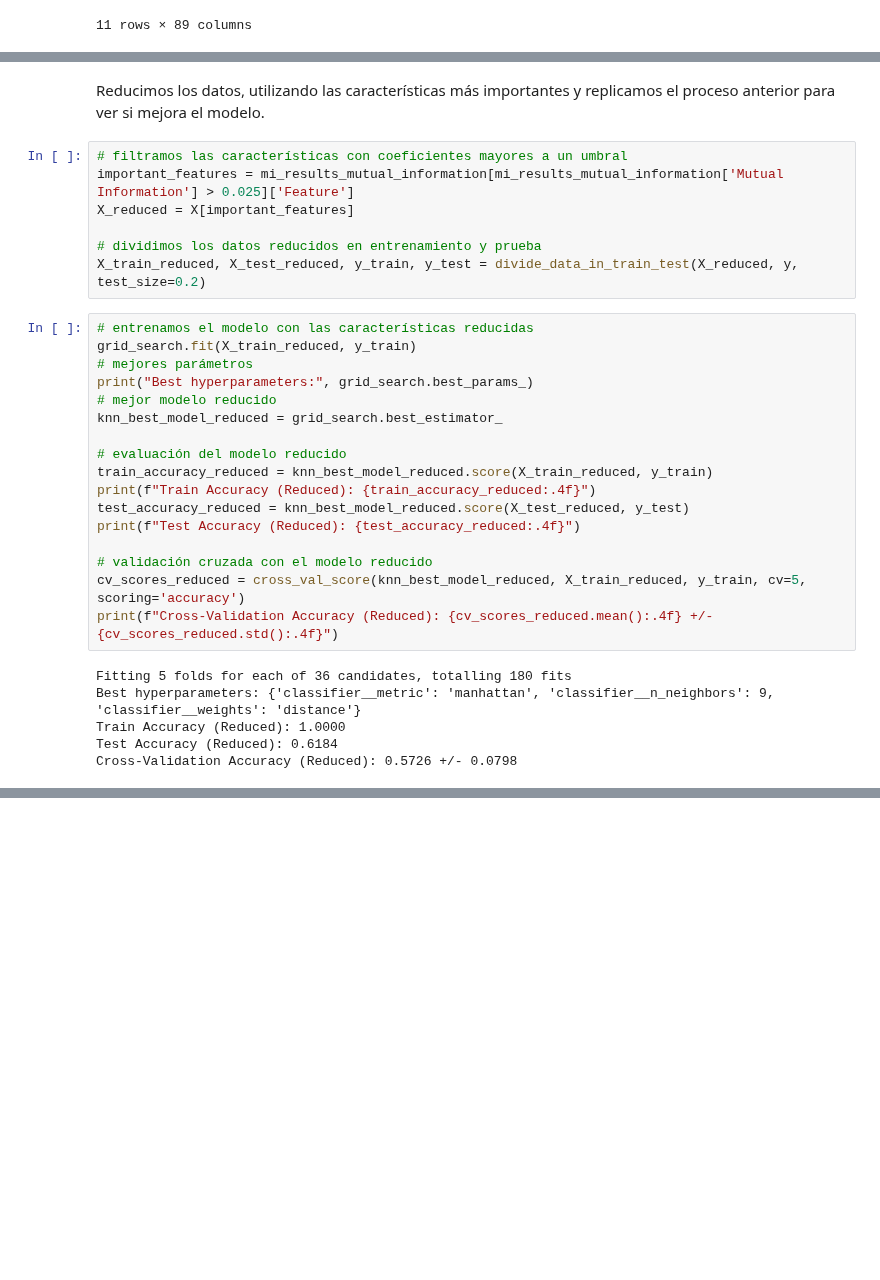
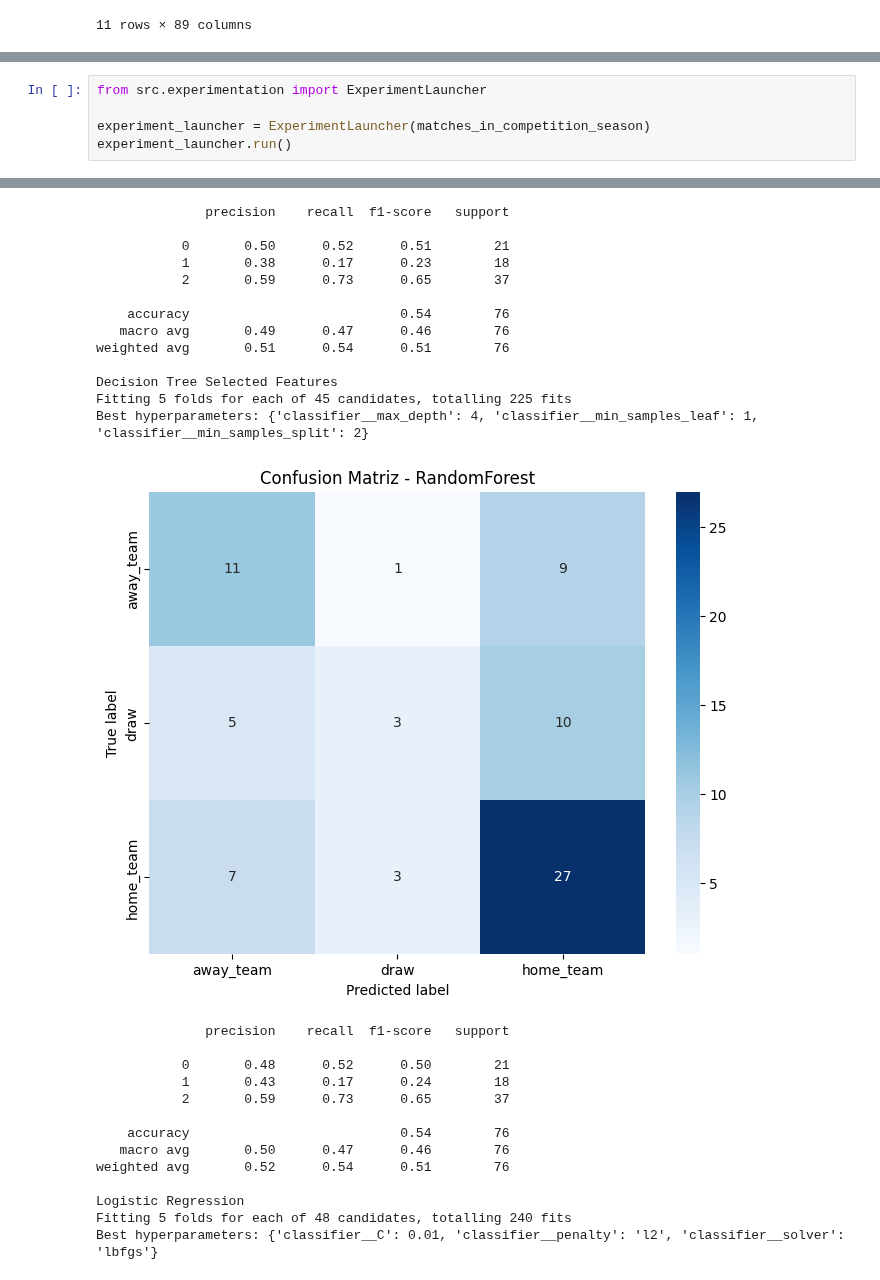
Before and after one commit to Jaime-Linares/DataAnalysis-FootySage, a Jupyter notebook: 1_experimentation.ipynb, the cells around one changed output, grey strips where cells are left out. Cells and saved outputs as stored; diff of their text form; blank space fills up the shorter version.

Commit message:
[refactor] experimentation implemented in a class and used in notebook

```diff
--- a/1_experimentation.ipynb
+++ b/1_experimentation.ipynb
@@ -732,32 +41,6 @@ plt.show()
-# %% [markdown]
-Reducimos los datos, utilizando las características más importantes y replicamos el proceso anterior para ver si mejora el modelo.
-# %%
-# filtramos las características con coeficientes mayores a un umbral
-important_features = mi_results_mutual_information[mi_results_mutual_information['Mutual Information'] > 0.025]['Feature']
-X_reduced = X[important_features]
-
-# dividimos los datos reducidos en entrenamiento y prueba
-X_train_reduced, X_test_reduced, y_train, y_test = divide_data_in_train_test(X_reduced, y, test_size=0.2)
-# %%
-# entrenamos el modelo con las características reducidas
-grid_search.fit(X_train_reduced, y_train)
-# mejores parámetros
-print("Best hyperparameters:", grid_search.best_params_)
-# mejor modelo reducido
-knn_best_model_reduced = grid_search.best_estimator_
-
-# evaluación del modelo reducido
-train_accuracy_reduced = knn_best_model_reduced.score(X_train_reduced, y_train)
-print(f"Train Accuracy (Reduced): {train_accuracy_reduced:.4f}")
-test_accuracy_reduced = knn_best_model_reduced.score(X_test_reduced, y_test)
-print(f"Test Accuracy (Reduced): {test_accuracy_reduced:.4f}")
-
-# validación cruzada con el modelo reducido
-cv_scores_reduced = cross_val_score(knn_best_model_reduced, X_train_reduced, y_train, cv=5, scoring='accuracy')
-print(f"Cross-Validation Accuracy (Reduced): {cv_scores_reduced.mean():.4f} +/- {cv_scores_reduced.std():.4f}")
-# %% [output]
-Fitting 5 folds for each of 36 candidates, totalling 180 fits
-Best hyperparameters: {'classifier__metric': 'manhattan', 'classifier__n_neighbors': 9, 'classifier__weights': 'distance'}
-Train Accuracy (Reduced): 1.0000
-Test Accuracy (Reduced): 0.6184
-Cross-Validation Accuracy (Reduced): 0.5726 +/- 0.0798
+# %%
+from src.experimentation import ExperimentLauncher
+
+experiment_launcher = ExperimentLauncher(matches_in_competition_season)
+experiment_launcher.run()
+# %% [output]
@@ -763,0 +80,27 @@ Cross-Validation Accuracy (Reduced): 0.5726 +/- 0.0798
+              precision    recall  f1-score   support
+
+           0       0.50      0.52      0.51        21
+           1       0.38      0.17      0.23        18
+           2       0.59      0.73      0.65        37
+
+    accuracy                           0.54        76
+   macro avg       0.49      0.47      0.46        76
+weighted avg       0.51      0.54      0.51        76
+
+Decision Tree Selected Features
+Fitting 5 folds for each of 45 candidates, totalling 225 fits
+Best hyperparameters: {'classifier__max_depth': 4, 'classifier__min_samples_leaf': 1, 'classifier__min_samples_split': 2}
+[figure, added]
+              precision    recall  f1-score   support
+
+           0       0.48      0.52      0.50        21
+           1       0.43      0.17      0.24        18
+           2       0.59      0.73      0.65        37
+
+    accuracy                           0.54        76
+   macro avg       0.50      0.47      0.46        76
+weighted avg       0.52      0.54      0.51        76
+
+Logistic Regression
+Fitting 5 folds for each of 48 candidates, totalling 240 fits
+Best hyperparameters: {'classifier__C': 0.01, 'classifier__penalty': 'l2', 'classifier__solver': 'lbfgs'}
```
Also changed, not shown: parts of 75 cells of this notebook, 2 other files.
